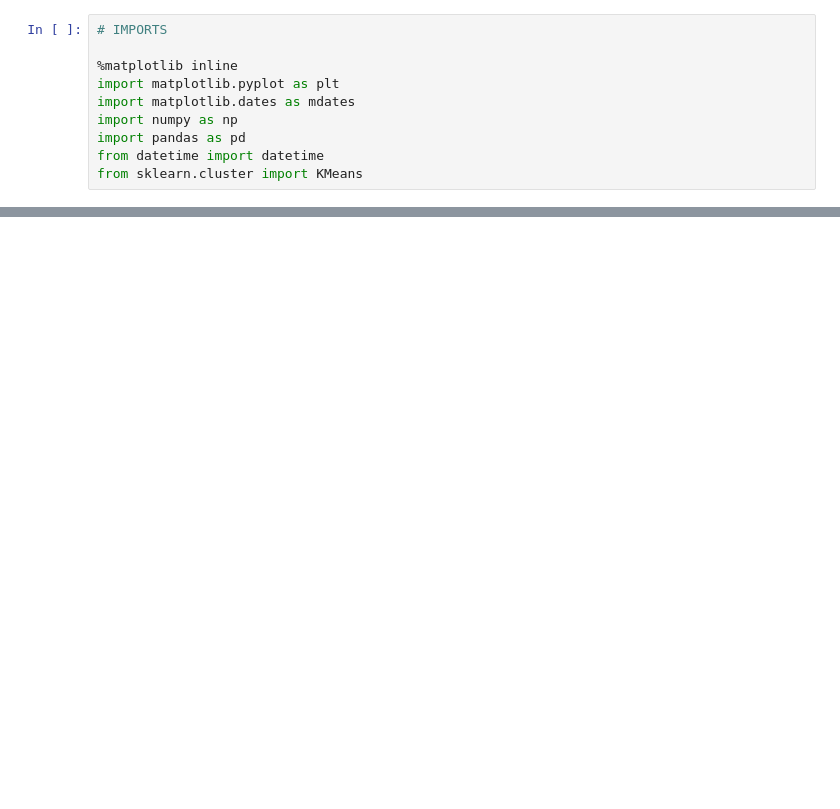
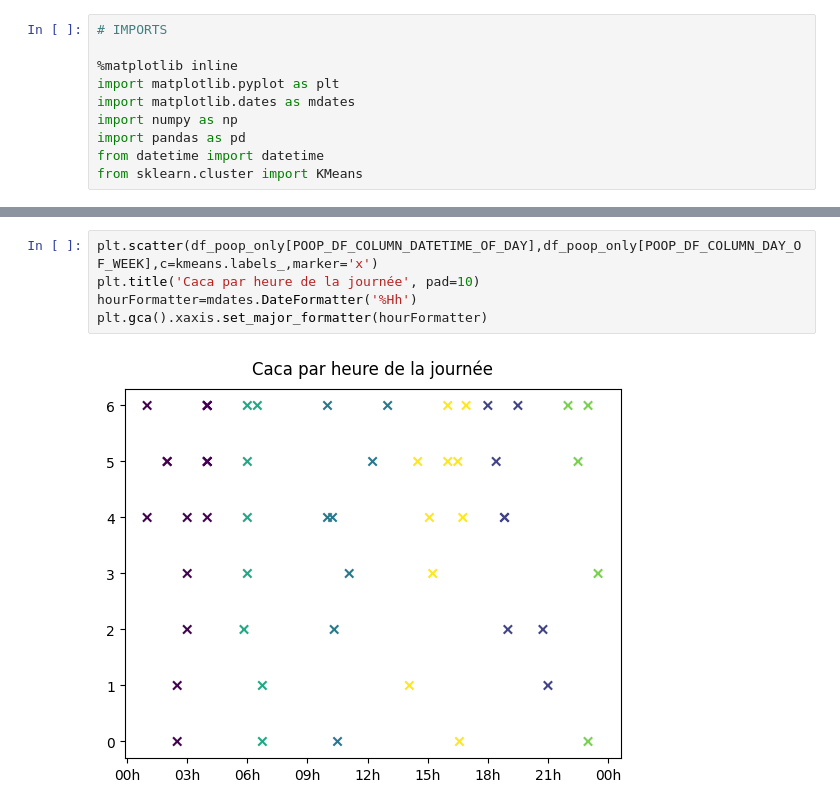
Before and after one commit to therealsemp/mydogtracker, a Jupyter notebook: notebooks/tracking.ipynb, the cells around one changed output, grey strips where cells are left out. Saved outputs shown, nothing was run; the diff lists cells and outputs as text; blank space fills up the shorter version.

```diff
--- a/notebooks/tracking.ipynb
+++ b/notebooks/tracking.ipynb
@@ -72,0 +76,7 @@ df_poop_group_kmean.groupby('group_id').mean().sort_values(by=POOP_DF_COLUMN_DAT
+# %%
+plt.scatter(df_poop_only[POOP_DF_COLUMN_DATETIME_OF_DAY],df_poop_only[POOP_DF_COLUMN_DAY_OF_WEEK],c=kmeans.labels_,marker='x')
+plt.title('Caca par heure de la journée', pad=10)
+hourFormatter=mdates.DateFormatter('%Hh')
+plt.gca().xaxis.set_major_formatter(hourFormatter)
+# %% [output]
+[figure, added]
```
Also changed, not shown: parts of 6 cells of this notebook, 4 other files.
